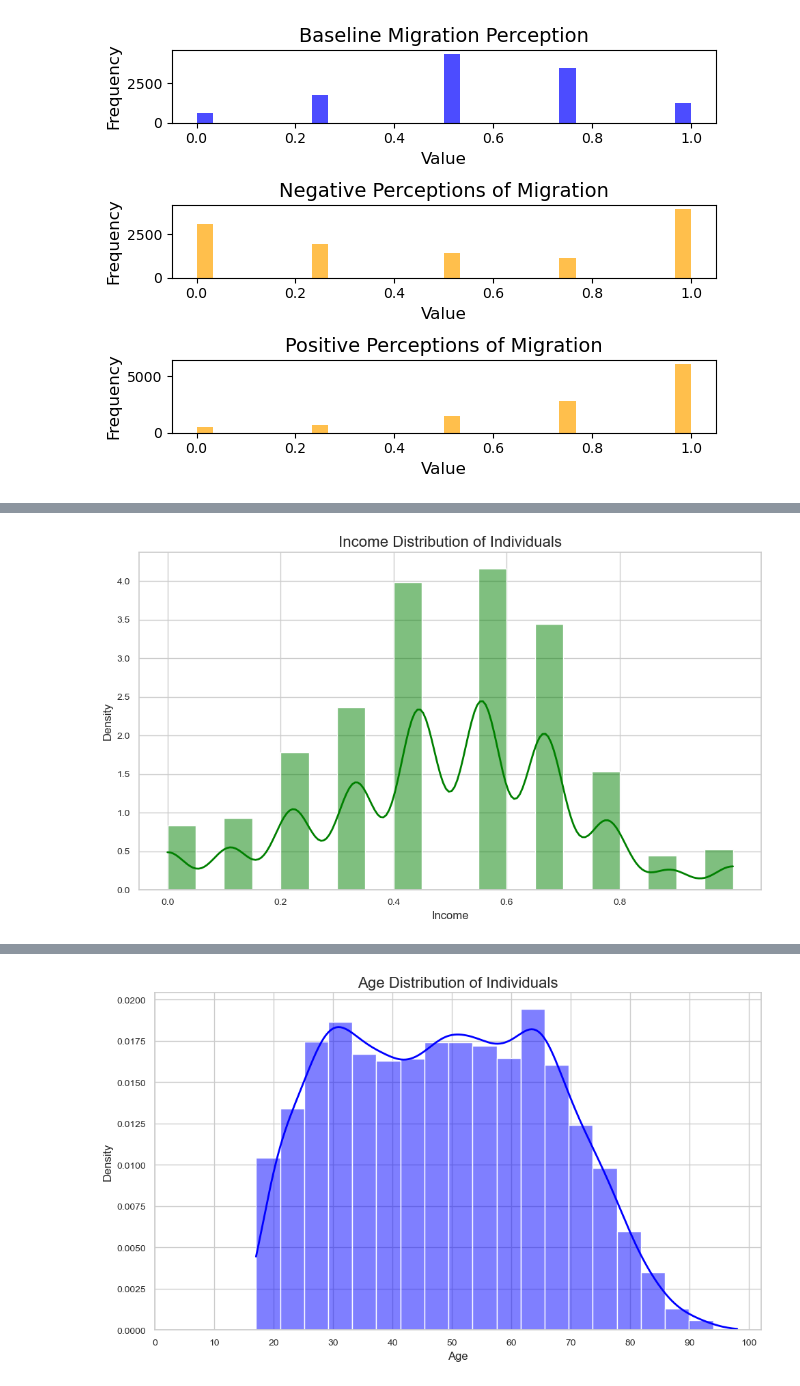
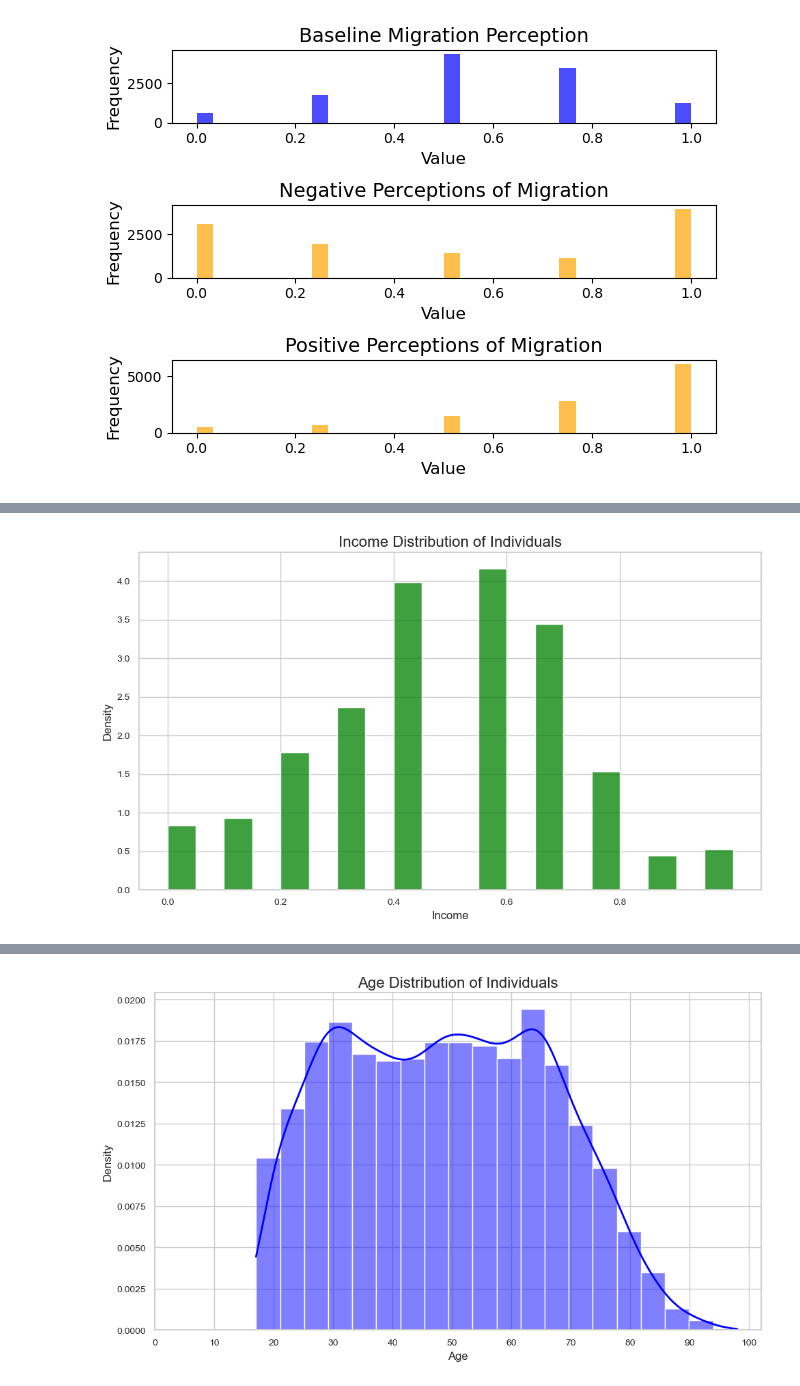
Before and after one commit to ekaba007/world_value, a Jupyter notebook: analysis/data_visualizations.ipynb, the cells around one changed output, grey strips where cells are left out. Cells and saved outputs as stored; diff of their text form; code cells hidden in the pictures.

```diff
--- a/analysis/data_visualizations.ipynb
+++ b/analysis/data_visualizations.ipynb
@@ -374,26 +382,26 @@ plt.show()
 # %%
 # Create income distribution
 # Age Distribution
 # Set the style for the plot
 sns.set_theme(style="whitegrid")
 
 # Create the plot with both a histogram and a KDE curve
 plt.figure(figsize=(10, 6))
-sns.histplot(df['income_group'], kde=True, color='green', bins=20, stat='density', line_kws={'color': 'red', 'linewidth': 2})
+sns.histplot(df['income_group'], color='green', bins=20, stat='density', line_kws={'color': 'red', 'linewidth': 2})
 
 # Add title and labels
 plt.title('Income Distribution of Individuals', fontsize=16)
 plt.xlabel('Income', fontsize=12)
 plt.ylabel('Density', fontsize=12)
 
 # Customize ticks and grid
 plt.xticks(np.arange(0, 1, .2), fontsize=10)
 plt.yticks(fontsize=10)
 
 # Show the plot
 plt.tight_layout()
 # %% [output]
-[figure, old version]
+[figure, new version]
 # %%
 # Create a bar plot fo political spectrum
 plt.figure(figsize=(10, 6))
```
Also changed, not shown: parts of 15 cells of this notebook, 3 other files.
